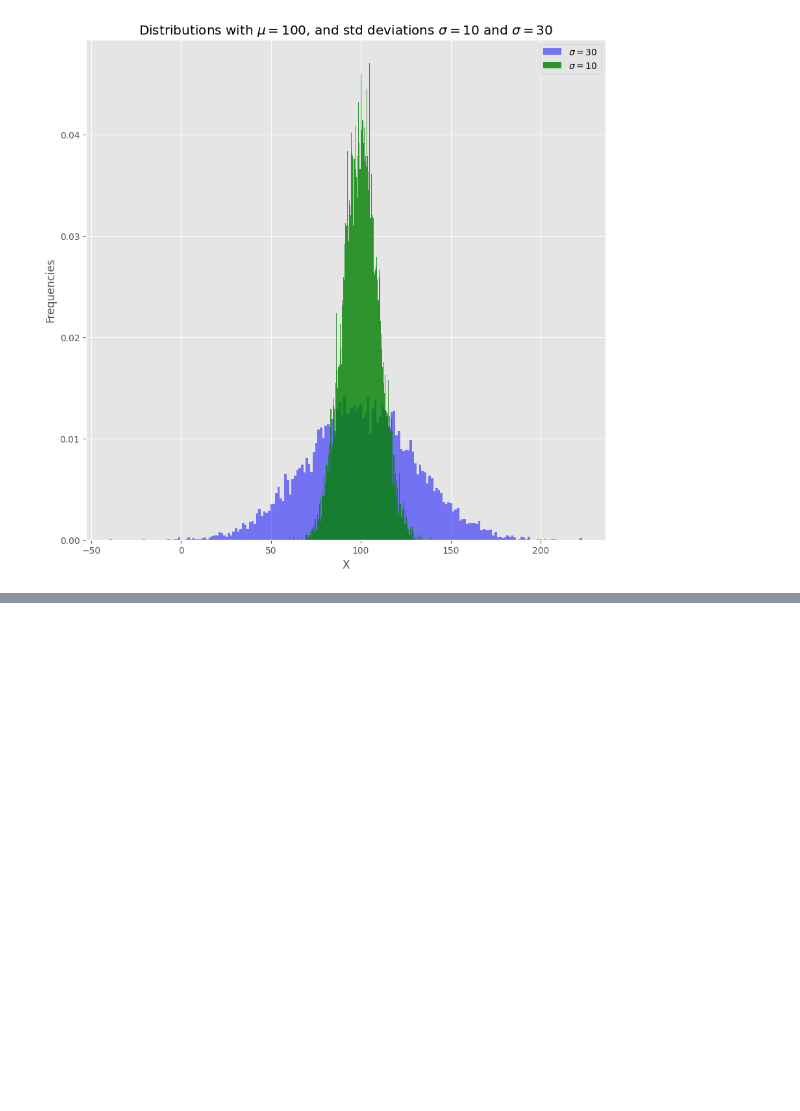
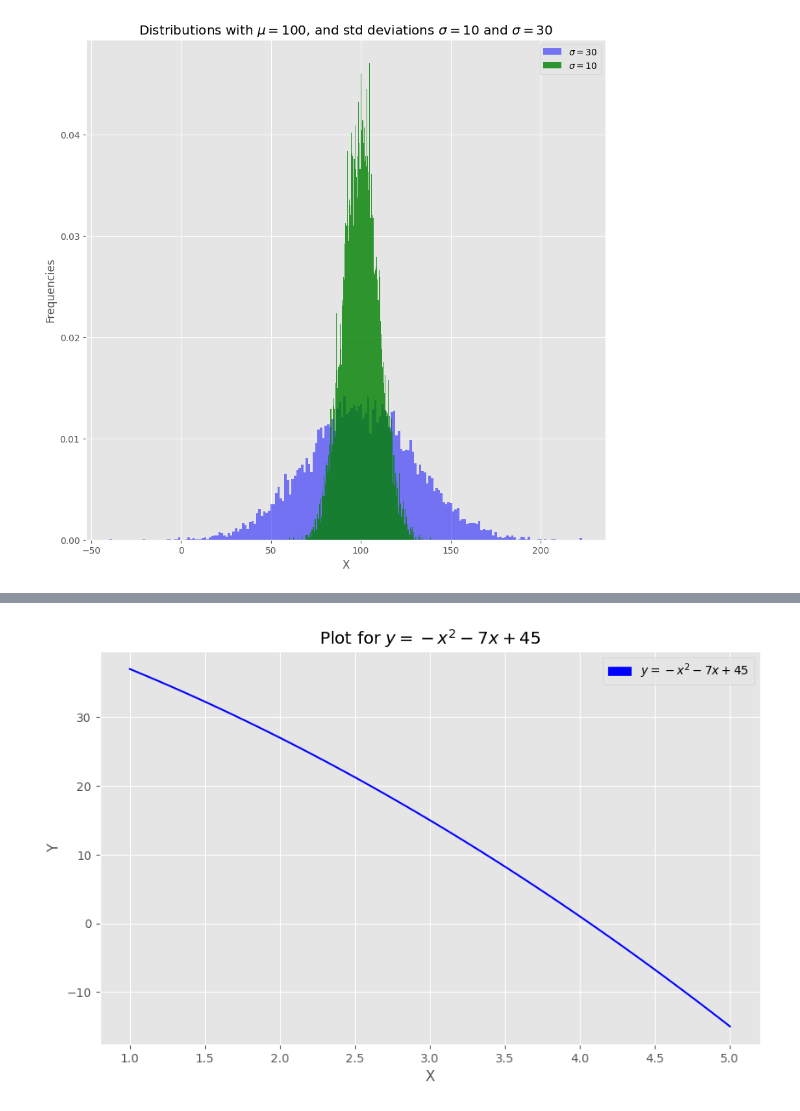
Before and after one commit to IgaMeddie/Descr_stat_-_viz, a Jupyter notebook: learnt 06-02.ipynb, the cells around one changed output, grey strips where cells are left out. Saved outputs shown, nothing was run; the diff lists cells and outputs as text; code cells hidden in the pictures; blank space fills up the shorter version.

Commit message:
Save a graph using savefig( )

```diff
--- a/learnt 06-02.ipynb
+++ b/learnt 06-02.ipynb
@@ -195,7 +195,7 @@ Compute and plot a histogram.'''
 '''x(n,) array or sequence of (n,) arrays
 Input values, this takes either a single array or a sequence of arrays which are not required to be of the same length.'''
 
-'''binsint or sequence or str, default: rcParams["hist.bins"] (default: 10)
+'''bins: int or sequence or str, default: rcParams["hist.bins"] (default: 10)
 If bins is an integer, it defines the number of equal-width bins in the range.'''
 
 '''the density parameter controls whether the histogram should display the counts or the probability density function (PDF) of the data.
@@ -210,7 +210,7 @@ When density is set to True, the histogram bars represent the normalized counts,
 narray or list of arrays
 The values of the histogram bins.
 
-binsarray
+bins: array
 The edges of the bins.
 
 The patches return value is a list of Patch objects. These Patch objects represent the individual rectangular bars or patches of the histogram.'''
@@ -238,0 +243,48 @@ plt.show()
+# %%
+import matplotlib.patches as mpatches
+
+plt.figure(figsize=(10,6))
+
+X = np.linspace(1, 5, 100, endpoint=True)
+Y = -X**2 -7*X + 45
+
+plt.plot(X, Y, color='b')
+
+'''matplotlib.pyplot.plot(*args, scalex=True, scaley=True, data=None, **kwargs)[source]
+Plot y versus x as lines and/or markers.
+
+Other parameters
+**kwargsLine2D properties, optional
+kwargs are used to specify properties like a line label (for auto legends), linewidth, antialiasing, marker face color.
+
+color or c
+    for color'''
+
+plt.title("Plot for $y = -x^2 - 7x + 45$")
+plt.xlabel("X")
+plt.ylabel("Y")
+
+# Make sure that we display the grid on the plot
+plt.grid(True)
+
+# The legend patch in the top right corner
+blue_patch = mpatches.Patch(color="blue", label="$y = -x^2 - 7x + 45$")
+plt.legend(handles=[blue_patch])
+
+'''matplotlib.pyplot.legend(*args, **kwargs)[source]
+Place a legend on the Axes.'''
+
+'''handles: list of (Artist or tuple of Artist), optional
+A list of Artists (lines, patches) to be added to the legend.
+
+Other Parameters:
+loc: str or pair of floats, default: rcParams["legend.loc"] (default: 'best')
+The location of the legend.
+
+The string 'best' places the legend at the location, among the nine locations defined so far, with the minimum overlap with other drawn artists. '''
+
+# This will save the graph as PDF in the same folder where the notebook is
+plt.savefig("pic1.pdf")
+plt.show()
+# %% [output]
+[figure, added]
```
Also changed, not shown: parts of 1 cell of this notebook, 1 other file.
